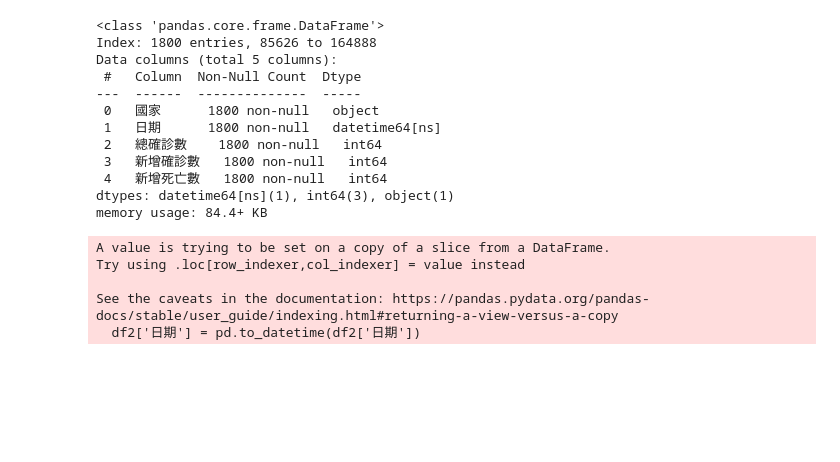
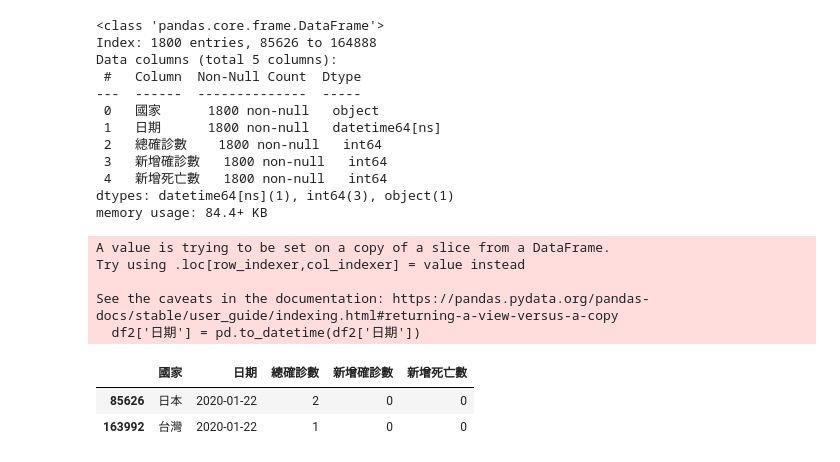
Before and after one commit to HUI-FEN/20230224, a Jupyter notebook: lesson17/lesson17_1.ipynb, the cells around one changed output. Drawn from its saved outputs; the diff is of its cells as text; code cells hidden in the pictures; blank space fills up the shorter version.

```diff
--- a/lesson17/lesson17_1.ipynb
+++ b/lesson17/lesson17_1.ipynb
@@ -149,0 +154,7 @@ See the caveats in the documentation: https://pandas.pydata.org/pandas-docs/stab
+# %%
+#依據時間做搜尋
+df2.query("日期=='2020-01-22'")
+# %% [output]
+|  | 國家 | 日期 | 總確診數 | 新增確診數 | 新增死亡數 |
+| 85626 | 日本 | 2020-01-22 | 2 | 0 | 0 |
+| 163992 | 台灣 | 2020-01-22 | 1 | 0 | 0 |
```
Also changed, not shown: parts of 4 cells of this notebook.
